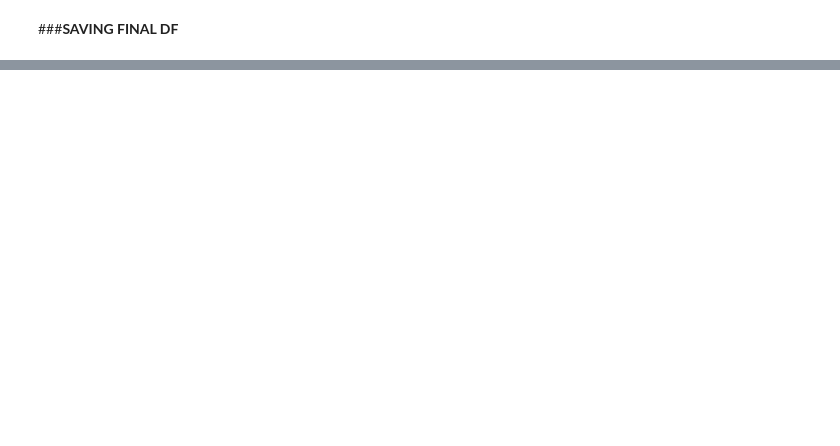
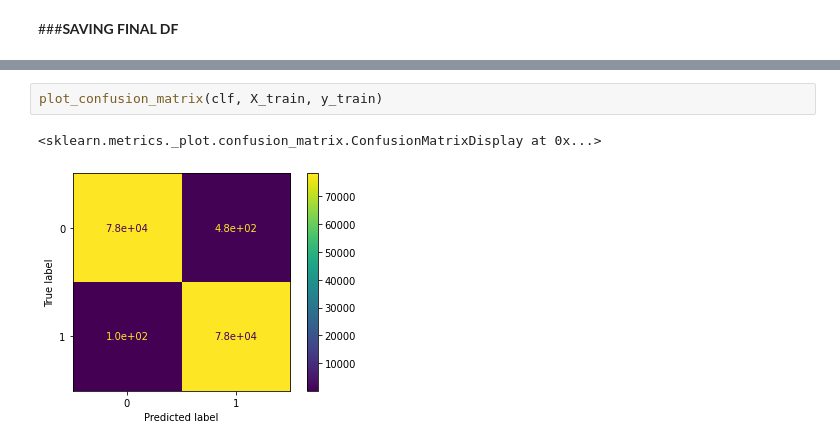
Before and after one commit to yagnik99/Funds-Prediction-for-a-Startup, a Jupyter notebook: Yagnik_Pandya_Capstone_Project_4_Startup_Funding_Prediction.ipynb, the cells around one changed output, grey strips where cells are left out. Drawn from its saved outputs; the diff is of its cells as text; blank space fills up the shorter version.

```diff
--- a/Yagnik_Pandya_Capstone_Project_4_Startup_Funding_Prediction.ipynb
+++ b/Yagnik_Pandya_Capstone_Project_4_Startup_Funding_Prediction.ipynb
@@ -1436,0 +1749,5 @@ a.groupby('cat').count()
+# %%
+plot_confusion_matrix(clf, X_train, y_train)
+# %% [output]
+<sklearn.metrics._plot.confusion_matrix.ConfusionMatrixDisplay at 0x...>
+[figure, added]
```
Also changed, not shown: parts of 164 cells of this notebook.
